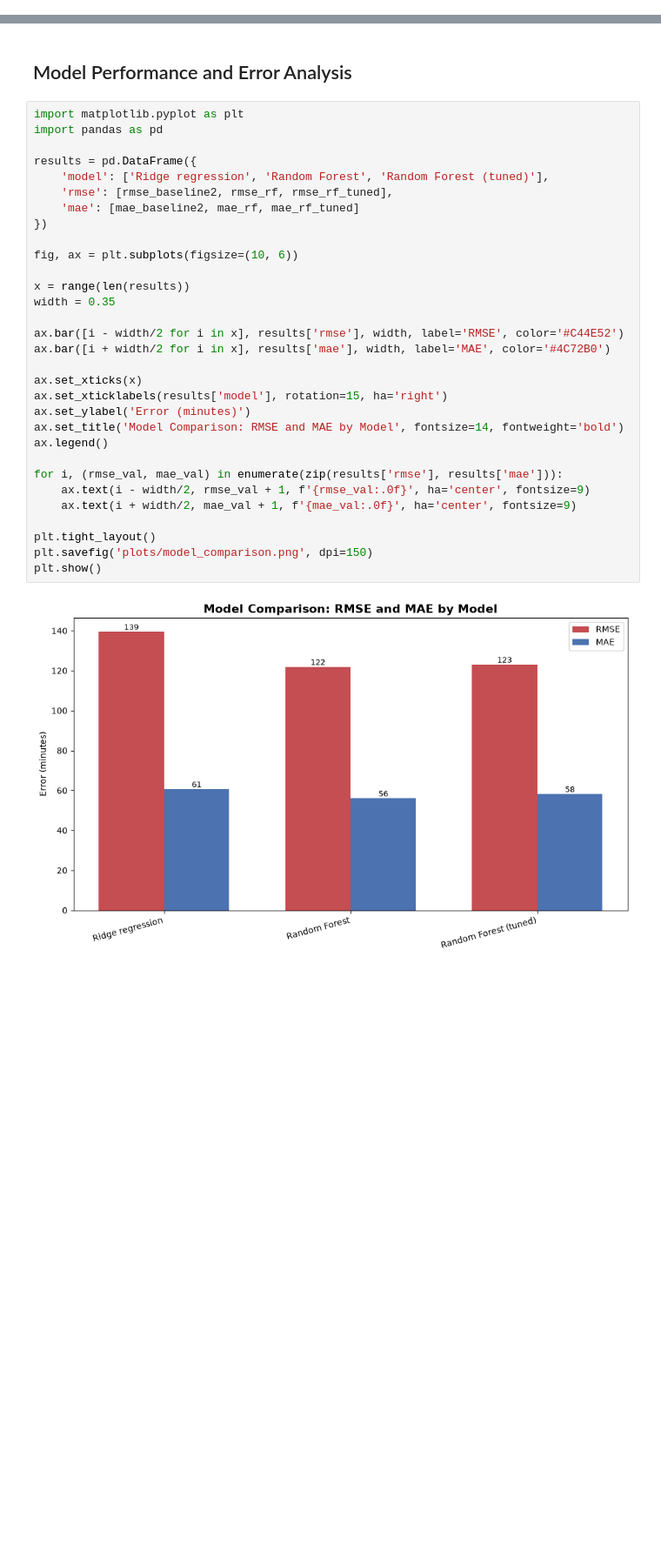
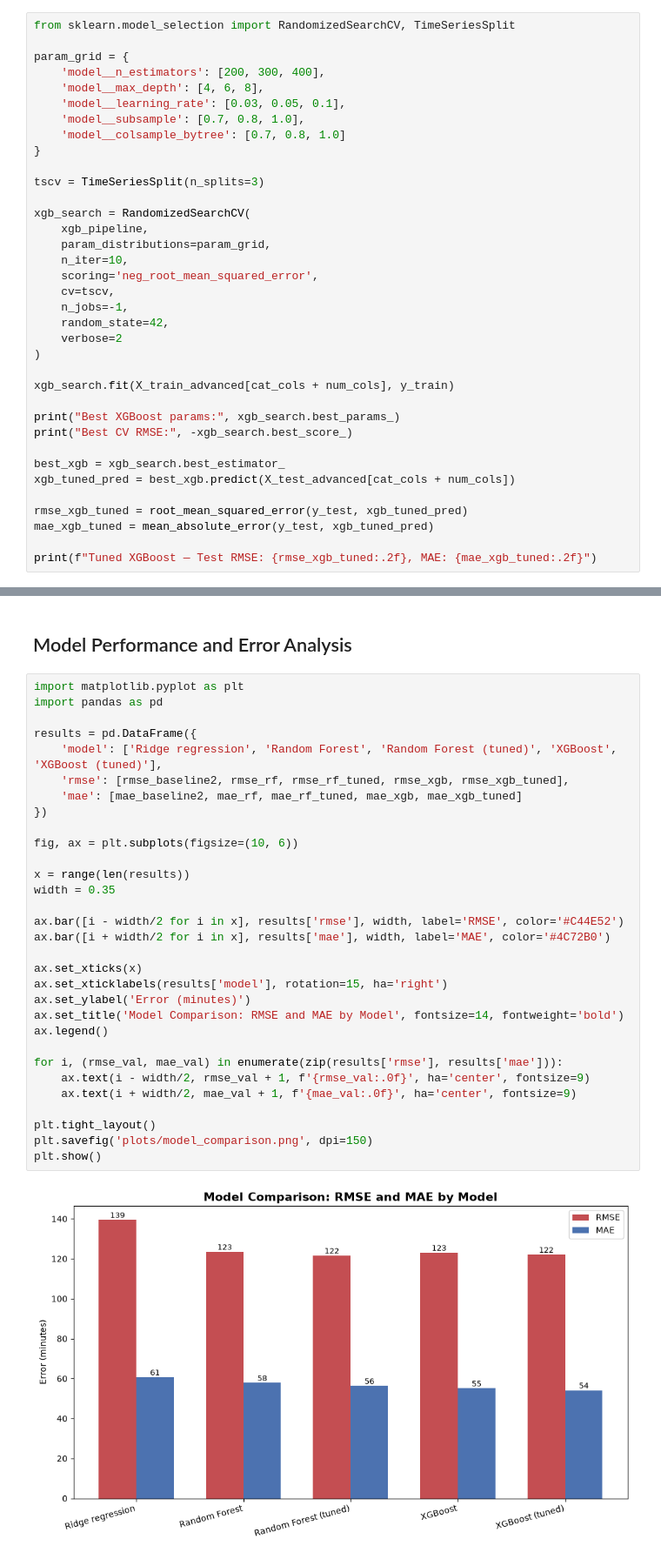
Before and after one commit to Lucaisok/ml_project_flight_delay_prediction, a Jupyter notebook: 04_flight_delay_modeling.ipynb, the cells around one changed output, grey strips where cells are left out. Shown at 87% size. Cells and saved outputs as stored; diff of their text form; blank space fills up the shorter version.

Commit message:
xgboost

```diff
--- a/04_flight_delay_modeling.ipynb
+++ b/04_flight_delay_modeling.ipynb
@@ -558,0 +584,36 @@ Fitting 3 folds for each of 5 candidates, totalling 15 fits
+# %%
+from sklearn.model_selection import RandomizedSearchCV, TimeSeriesSplit
+
+param_grid = {
+    'model__n_estimators': [200, 300, 400],
+    'model__max_depth': [4, 6, 8],
+    'model__learning_rate': [0.03, 0.05, 0.1],
+    'model__subsample': [0.7, 0.8, 1.0],
+    'model__colsample_bytree': [0.7, 0.8, 1.0]
+}
+
+tscv = TimeSeriesSplit(n_splits=3)
+
+xgb_search = RandomizedSearchCV(
+    xgb_pipeline,
+    param_distributions=param_grid,
+    n_iter=10,
+    scoring='neg_root_mean_squared_error',
+    cv=tscv,
+    n_jobs=-1,
+    random_state=42,
+    verbose=2
+)
+
+xgb_search.fit(X_train_advanced[cat_cols + num_cols], y_train)
+
+print("Best XGBoost params:", xgb_search.best_params_)
+print("Best CV RMSE:", -xgb_search.best_score_)
+
+best_xgb = xgb_search.best_estimator_
+xgb_tuned_pred = best_xgb.predict(X_test_advanced[cat_cols + num_cols])
+
+rmse_xgb_tuned = root_mean_squared_error(y_test, xgb_tuned_pred)
+mae_xgb_tuned = mean_absolute_error(y_test, xgb_tuned_pred)
+
+print(f"Tuned XGBoost — Test RMSE: {rmse_xgb_tuned:.2f}, MAE: {mae_xgb_tuned:.2f}")
@@ -561,36 +640,36 @@ Fitting 3 folds for each of 5 candidates, totalling 15 fits
 # %%
 import matplotlib.pyplot as plt
 import pandas as pd
 
 results = pd.DataFrame({
-    'model': ['Ridge regression', 'Random Forest', 'Random Forest (tuned)'],
-    'rmse': [rmse_baseline2, rmse_rf, rmse_rf_tuned],
-    'mae': [mae_baseline2, mae_rf, mae_rf_tuned]
+    'model': ['Ridge regression', 'Random Forest', 'Random Forest (tuned)', 'XGBoost', 'XGBoost (tuned)'],
+    'rmse': [rmse_baseline2, rmse_rf, rmse_rf_tuned, rmse_xgb, rmse_xgb_tuned],
+    'mae': [mae_baseline2, mae_rf, mae_rf_tuned, mae_xgb, mae_xgb_tuned]
 })
 
 fig, ax = plt.subplots(figsize=(10, 6))
 
 x = range(len(results))
 width = 0.35
 
 ax.bar([i - width/2 for i in x], results['rmse'], width, label='RMSE', color='#C44E52')
 ax.bar([i + width/2 for i in x], results['mae'], width, label='MAE', color='#4C72B0')
 
 ax.set_xticks(x)
 ax.set_xticklabels(results['model'], rotation=15, ha='right')
 ax.set_ylabel('Error (minutes)')
 ax.set_title('Model Comparison: RMSE and MAE by Model', fontsize=14, fontweight='bold')
 ax.legend()
 
 for i, (rmse_val, mae_val) in enumerate(zip(results['rmse'], results['mae'])):
     ax.text(i - width/2, rmse_val + 1, f'{rmse_val:.0f}', ha='center', fontsize=9)
     ax.text(i + width/2, mae_val + 1, f'{mae_val:.0f}', ha='center', fontsize=9)
 
 plt.tight_layout()
 plt.savefig('plots/model_comparison.png', dpi=150)
 plt.show()
 # %% [output]
-[figure, old version]
+[figure, new version]
 # %%
 import re
 import matplotlib.pyplot as plt
```
Also changed, not shown: parts of 11 cells of this notebook, 9 other files.
